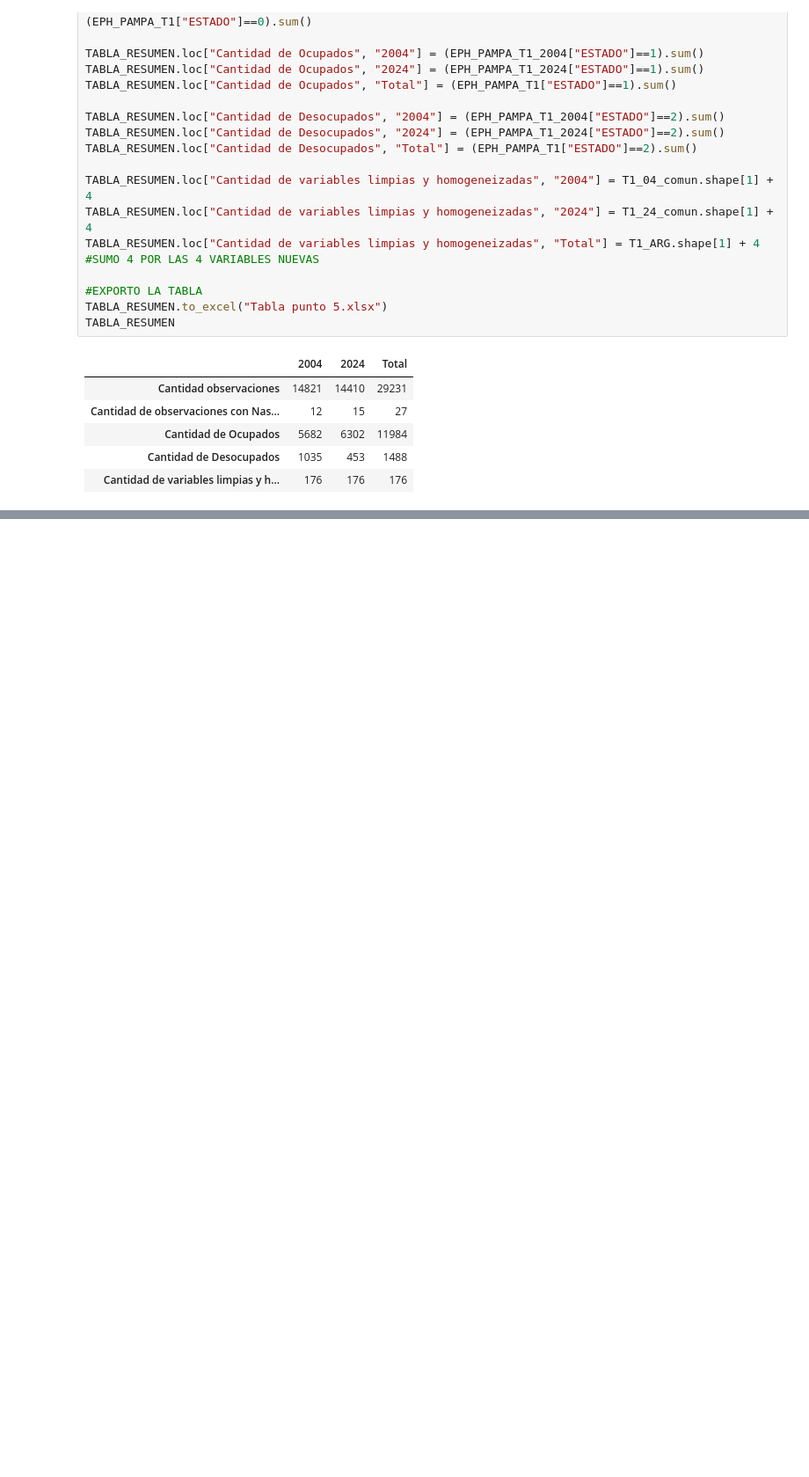
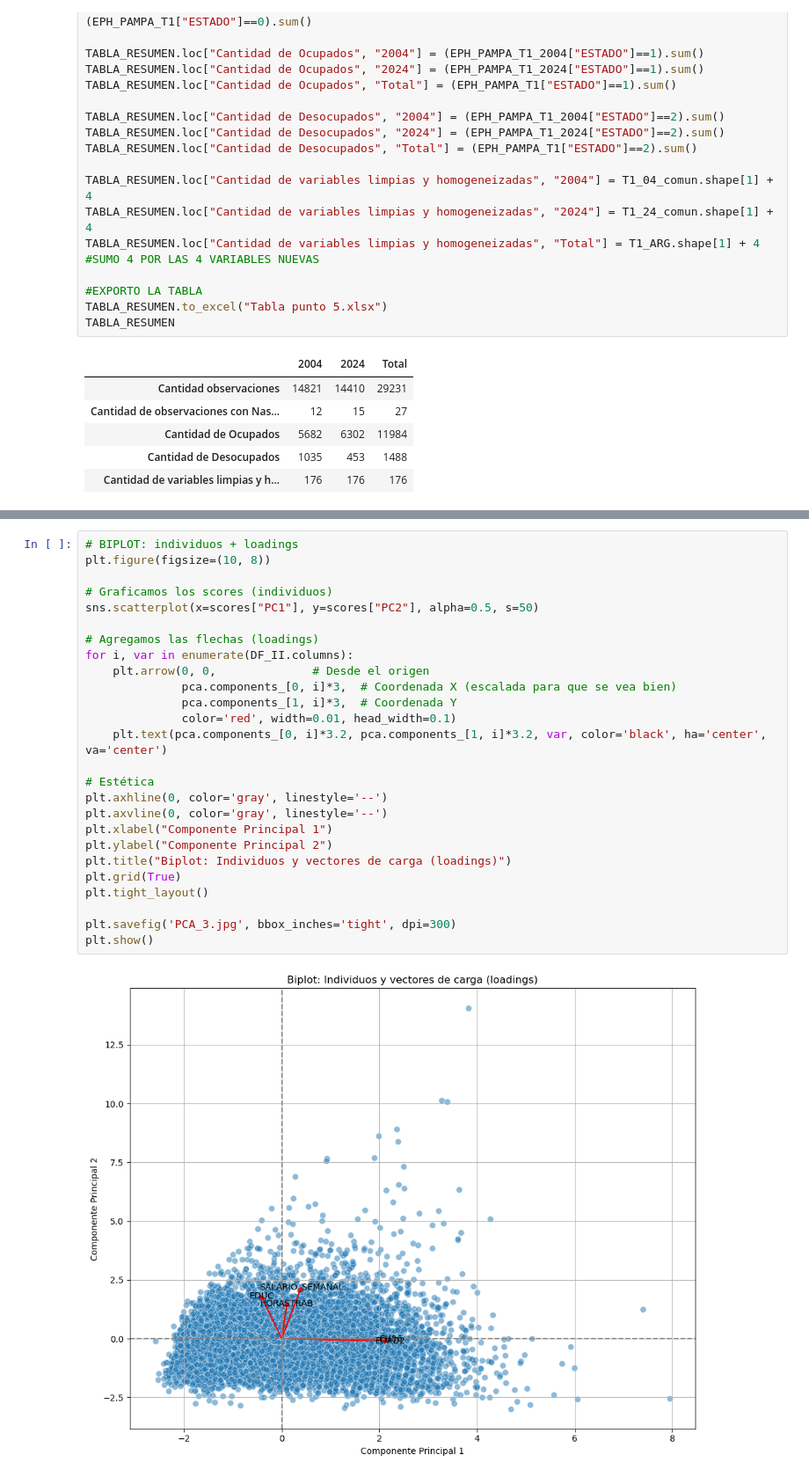
Before and after one commit to PabloPopov/BigDataUBA-Grupo5, a Jupyter notebook: TPs/TP 3/Big_Data_TP3_Grupo5.ipynb, the cells around one changed output, grey strips where cells are left out. Shown at 88% size. Saved outputs shown, nothing was run; the diff lists cells and outputs as text; blank space fills up the shorter version.

```diff
--- a/TPs/TP 3/Big_Data_TP3_Grupo5.ipynb
+++ b/TPs/TP 3/Big_Data_TP3_Grupo5.ipynb
@@ -961,0 +1096,28 @@ TABLA_RESUMEN
+# %%
+# BIPLOT: individuos + loadings
+plt.figure(figsize=(10, 8))
+
+# Graficamos los scores (individuos)
+sns.scatterplot(x=scores["PC1"], y=scores["PC2"], alpha=0.5, s=50)
+
+# Agregamos las flechas (loadings)
+for i, var in enumerate(DF_II.columns):
+    plt.arrow(0, 0,              # Desde el origen
+              pca.components_[0, i]*3,  # Coordenada X (escalada para que se vea bien)
+              pca.components_[1, i]*3,  # Coordenada Y
+              color='red', width=0.01, head_width=0.1)
+    plt.text(pca.components_[0, i]*3.2, pca.components_[1, i]*3.2, var, color='black', ha='center', va='center')
+
+# Estética
+plt.axhline(0, color='gray', linestyle='--')
+plt.axvline(0, color='gray', linestyle='--')
+plt.xlabel("Componente Principal 1")
+plt.ylabel("Componente Principal 2")
+plt.title("Biplot: Individuos y vectores de carga (loadings)")
+plt.grid(True)
+plt.tight_layout()
+
+plt.savefig('PCA_3.jpg', bbox_inches='tight', dpi=300)
+plt.show()
+# %% [output]
+[figure, added]
```
Also changed, not shown: parts of 13 cells of this notebook.
